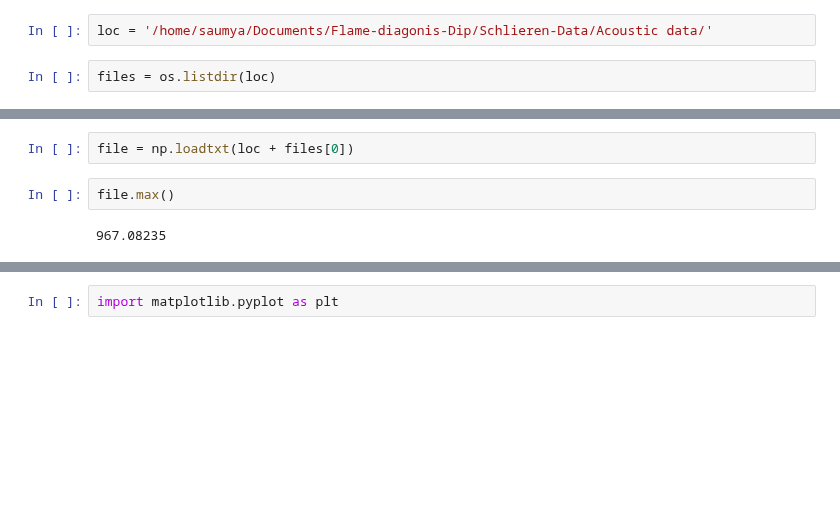
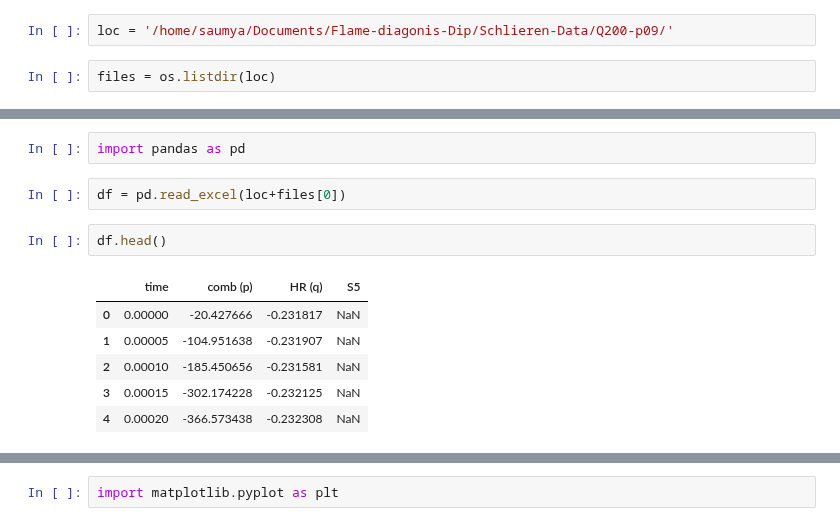
Before and after one commit to CaffineAddic/Wavelet_transforms_in_schlieren_flame_images, a Jupyter notebook: IIST_data/Pressure_data_1.ipynb, the cells around one changed output, grey strips where cells are left out. Saved outputs shown, nothing was run; the diff lists cells and outputs as text; blank space fills up the shorter version.

```diff
--- a/IIST_data/Pressure_data_1.ipynb
+++ b/IIST_data/Pressure_data_1.ipynb
@@ -3,6 +3,6 @@ import numpy as np
 from scipy.fft import fft, fftfreq
 import os
 # %%
-loc = '/home/saumya/Documents/Flame-diagonis-Dip/Schlieren-Data/Acoustic data/'
+loc = '/home/saumya/Documents/Flame-diagonis-Dip/Schlieren-Data/Q200-p09/'
 # %%
 files = os.listdir(loc)
@@ -9,6 +22,13 @@ files = os.listdir(loc)
+# %%
+import pandas as pd
 # %%
-file = np.loadtxt(loc + files[0])
+df = pd.read_excel(loc+files[0])
-# %%
-file.max()
-# %% [output]
-967.08235
+# %%
+df.head()
+# %% [output]
+|  | time | comb (p) | HR (q) | S5 |
+| 0 | 0.00000 | -20.427666 | -0.231817 | NaN |
+| 1 | 0.00005 | -104.951638 | -0.231907 | NaN |
+| 2 | 0.00010 | -185.450656 | -0.231581 | NaN |
+| 3 | 0.00015 | -302.174228 | -0.232125 | NaN |
+| 4 | 0.00020 | -366.573438 | -0.232308 | NaN |
```
Also changed, not shown: parts of 8 cells of this notebook, 1 other file.
